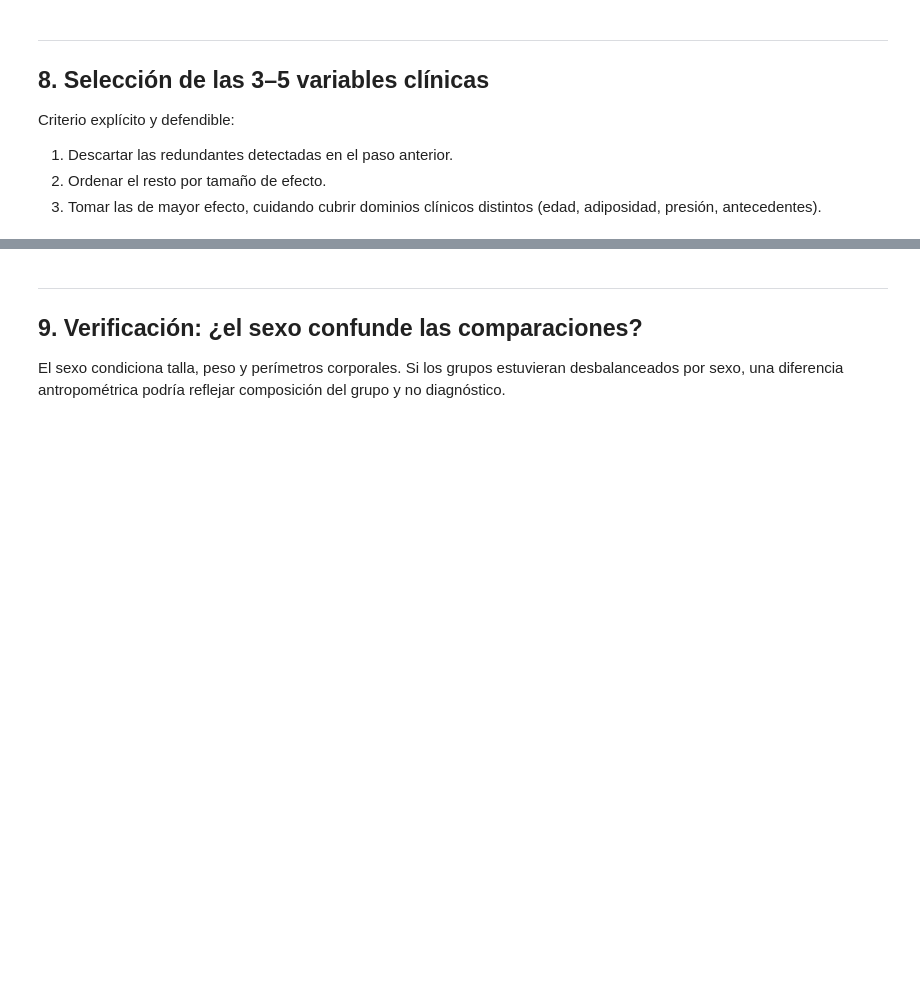
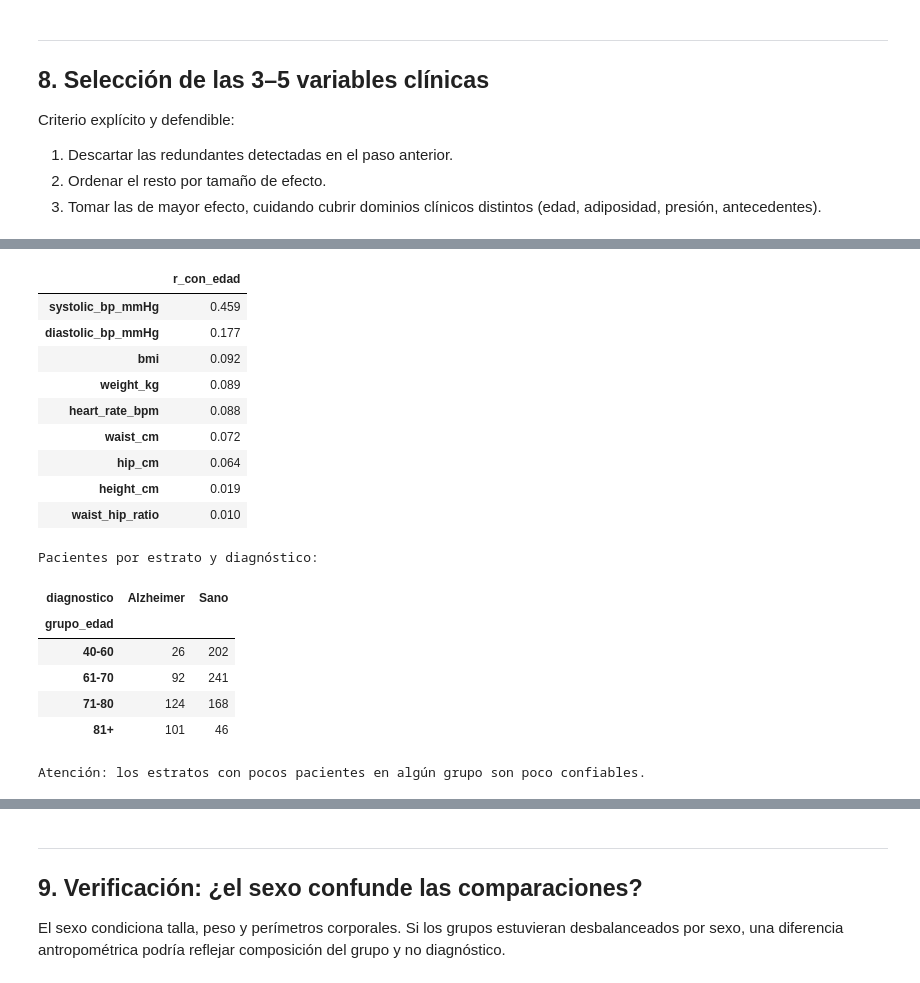
Before and after one commit to HisokaMorow1/intr_2026_trabajo_final, a Jupyter notebook: notebooks/01_clinical_eda.ipynb, the cells around one changed output, grey strips where cells are left out. Saved outputs shown, nothing was run; the diff lists cells and outputs as text; code cells hidden in the pictures; blank space fills up the shorter version.

```diff
--- a/notebooks/01_clinical_eda.ipynb
+++ b/notebooks/01_clinical_eda.ipynb
@@ -436,0 +650,36 @@ apreciables entre grupos, lo que también es un resultado: acota dónde buscar s
+# %%
+# Correlación de la edad con las demás numéricas: quién puede estar arrastrado por ella
+corr_edad = (df[NUMERICAS].corr()["age"]
+             .drop("age").sort_values(key=abs, ascending=False)
+             .rename("r_con_edad").to_frame().round(3))
+display(corr_edad)
+
+# Estratos de edad. Se usan cortes fijos para que los grupos sean interpretables.
+CORTES_EDAD = [39, 60, 70, 80, 120]
+ETIQUETAS_EDAD = ["40-60", "61-70", "71-80", "81+"]
+
+df["grupo_edad"] = pd.cut(df["age"], bins=CORTES_EDAD, labels=ETIQUETAS_EDAD)
+
+n_estratos = pd.crosstab(df["grupo_edad"], df["diagnostico"])
+print("\nPacientes por estrato y diagnóstico:")
+display(n_estratos)
+print("Atención: los estratos con pocos pacientes en algún grupo son poco confiables.")
+# %% [output]
+|  | r_con_edad |
+| systolic_bp_mmHg | 0.459 |
+| diastolic_bp_mmHg | 0.177 |
+| bmi | 0.092 |
+| weight_kg | 0.089 |
+| heart_rate_bpm | 0.088 |
+| waist_cm | 0.072 |
+| hip_cm | 0.064 |
+| height_cm | 0.019 |
+| waist_hip_ratio | 0.010 |
+Pacientes por estrato y diagnóstico:
+| diagnostico | Alzheimer | Sano |
+| grupo_edad |  |  |
+| 40-60 | 26 | 202 |
+| 61-70 | 92 | 241 |
+| 71-80 | 124 | 168 |
+| 81+ | 101 | 46 |
+Atención: los estratos con pocos pacientes en algún grupo son poco confiables.
```
Also changed, not shown: parts of 39 cells of this notebook.
